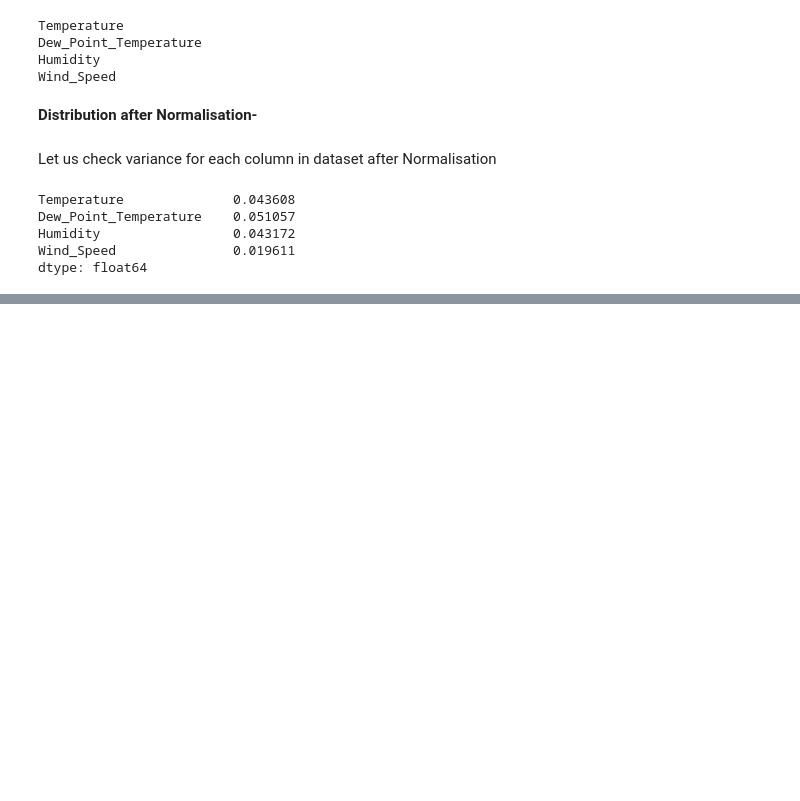
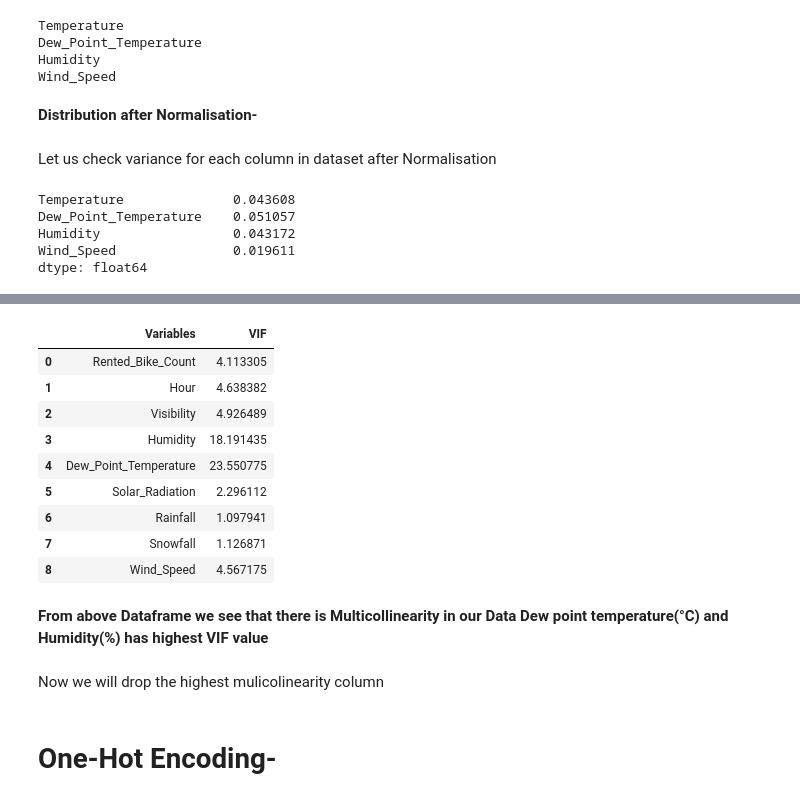
Before and after one commit to VermaSanjayrk/Seoul-Bike-Sharing-Demand-Prediction, a Jupyter notebook: Seoul_Bike_Sharing_Demand_Prediction.ipynb, the cells around one changed output, grey strips where cells are left out. Cells and saved outputs as stored; diff of their text form; code cells hidden in the pictures; blank space fills up the shorter version.

```diff
--- a/Seoul_Bike_Sharing_Demand_Prediction.ipynb
+++ b/Seoul_Bike_Sharing_Demand_Prediction.ipynb
@@ -396,0 +449,3 @@ dtype: float64
+# %%
+# Replacing missing values by NAN -
+bike_df['Wind_Speed'].fillna('unknown',inplace=True)
@@ -396,0 +457,25 @@ dtype: float64
+# %%
+def cal_vif(X):
+  vif = pd.DataFrame()
+  vif['Variables'] = X.columns
+  vif['VIF'] = [variance_inflation_factor(X.values, i) for i in range(X.shape[1])]
+  return vif
+# %%
+# VIF -
+cal_vif(bike_df[[i for i in bike_df.describe().columns if i not in['Day', 'Year', 'Temperature']]])
+# %% [output]
+|  | Variables | VIF |
+| 0 | Rented_Bike_Count | 4.113305 |
+| 1 | Hour | 4.638382 |
+| 2 | Visibility | 4.926489 |
+| 3 | Humidity | 18.191435 |
+| 4 | Dew_Point_Temperature | 23.550775 |
+| 5 | Solar_Radiation | 2.296112 |
+| 6 | Rainfall | 1.097941 |
+| 7 | Snowfall | 1.126871 |
+| 8 | Wind_Speed | 4.567175 |
+# %% [markdown]
+**From above Dataframe we see that there is Multicollinearity in our Data
+Dew point temperature(°C) and Humidity(%) has highest VIF value**
+# %% [markdown]
+Now we will drop the highest mulicolinearity column
@@ -396,0 +488,2 @@ dtype: float64
+# %% [markdown]
+# **One-Hot Encoding-**
```
Also changed, not shown: parts of 24 cells of this notebook.
